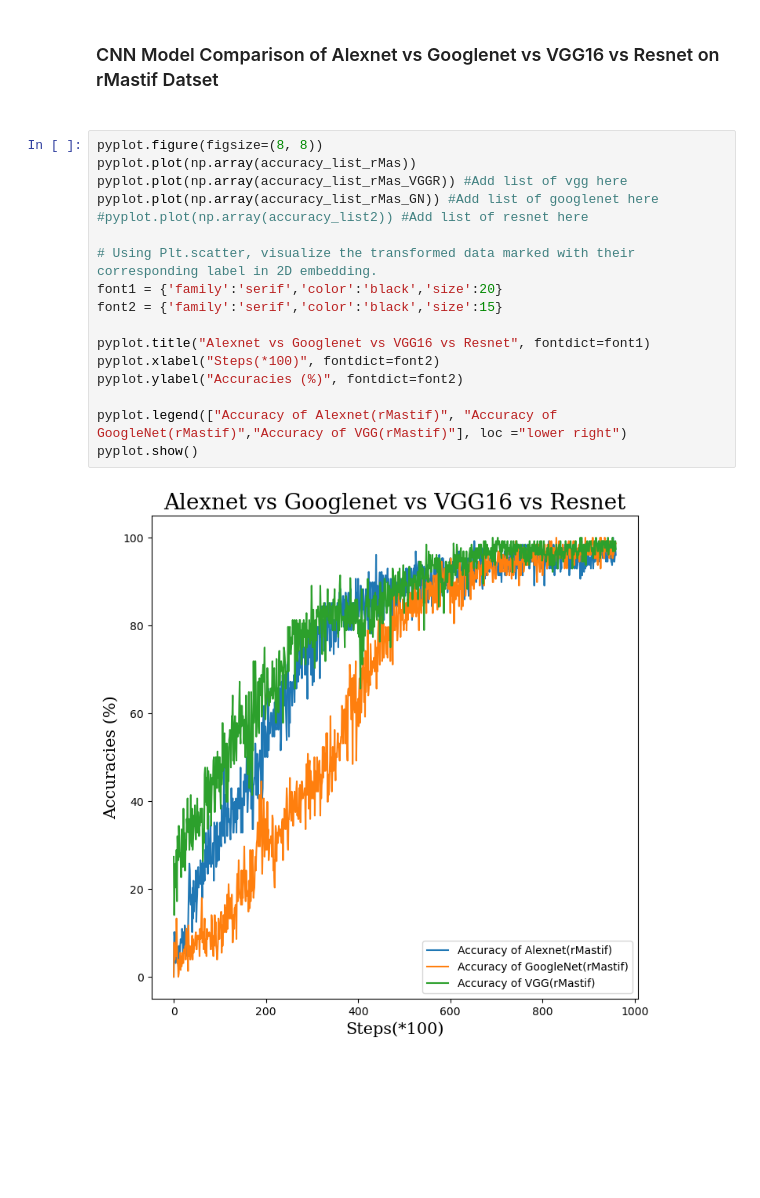
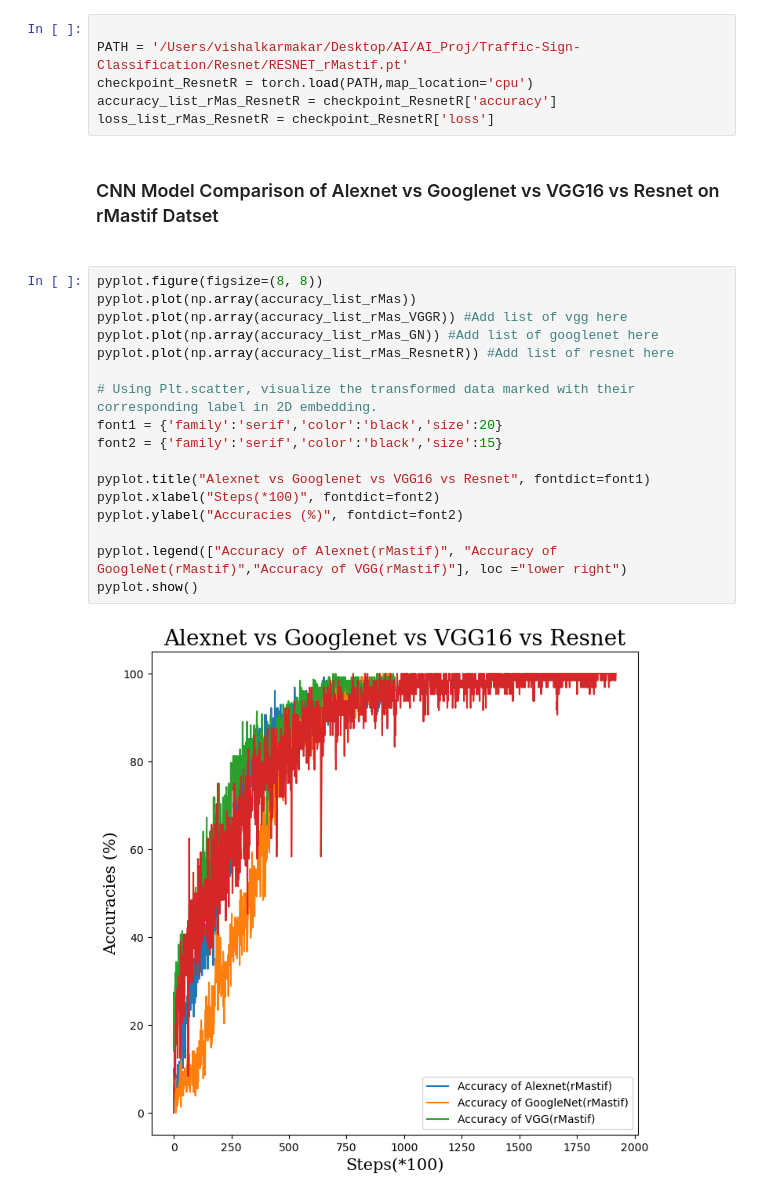
Before and after one commit to karmakarvishal/COMP6721_Group_T, a Jupyter notebook: Comparisons/comparison.ipynb, the cells around one changed output. Cells and saved outputs as stored; diff of their text form; blank space fills up the shorter version.

Commit message:
Resnet Added

```diff
--- a/Comparisons/comparison.ipynb
+++ b/Comparisons/comparison.ipynb
@@ -79,24 +87,30 @@ PATH = '/Users/vishalkarmakar/Downloads/Vgg16_rmastif.pt'
 checkpoint_VGGR = torch.load(PATH,map_location='cpu')
 accuracy_list_rMas_VGGR = checkpoint_VGGR['accuracy']
 loss_list_rMas_VGGR = checkpoint_VGGR['loss']
+# %%
+
+PATH = '/Users/vishalkarmakar/Desktop/AI/AI_Proj/Traffic-Sign-Classification/Resnet/RESNET_rMastif.pt'
+checkpoint_ResnetR = torch.load(PATH,map_location='cpu')
+accuracy_list_rMas_ResnetR = checkpoint_ResnetR['accuracy']
+loss_list_rMas_ResnetR = checkpoint_ResnetR['loss']
 # %% [markdown]
 <h3> CNN Model Comparison of Alexnet vs Googlenet vs VGG16 vs Resnet on rMastif Datset <h3>
 # %%
 pyplot.figure(figsize=(8, 8))
 pyplot.plot(np.array(accuracy_list_rMas))
 pyplot.plot(np.array(accuracy_list_rMas_VGGR)) #Add list of vgg here
 pyplot.plot(np.array(accuracy_list_rMas_GN)) #Add list of googlenet here
-#pyplot.plot(np.array(accuracy_list2)) #Add list of resnet here
+pyplot.plot(np.array(accuracy_list_rMas_ResnetR)) #Add list of resnet here
 
 # Using Plt.scatter, visualize the transformed data marked with their corresponding label in 2D embedding.
 font1 = {'family':'serif','color':'black','size':20}
 font2 = {'family':'serif','color':'black','size':15}
 
 pyplot.title("Alexnet vs Googlenet vs VGG16 vs Resnet", fontdict=font1)
 pyplot.xlabel("Steps(*100)", fontdict=font2)
 pyplot.ylabel("Accuracies (%)", fontdict=font2)
 
 pyplot.legend(["Accuracy of Alexnet(rMastif)", "Accuracy of GoogleNet(rMastif)","Accuracy of VGG(rMastif)"], loc ="lower right")
 pyplot.show()
 # %% [output]
-[figure, old version]
+[figure, new version]
```
Also changed, not shown: parts of 2 cells of this notebook.
